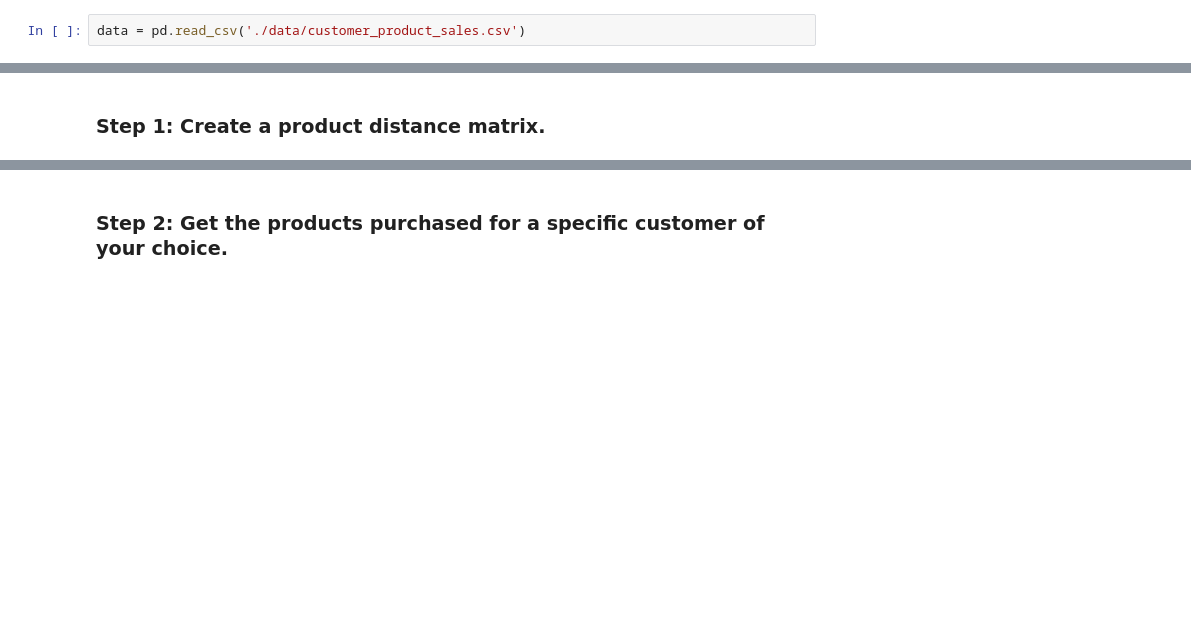
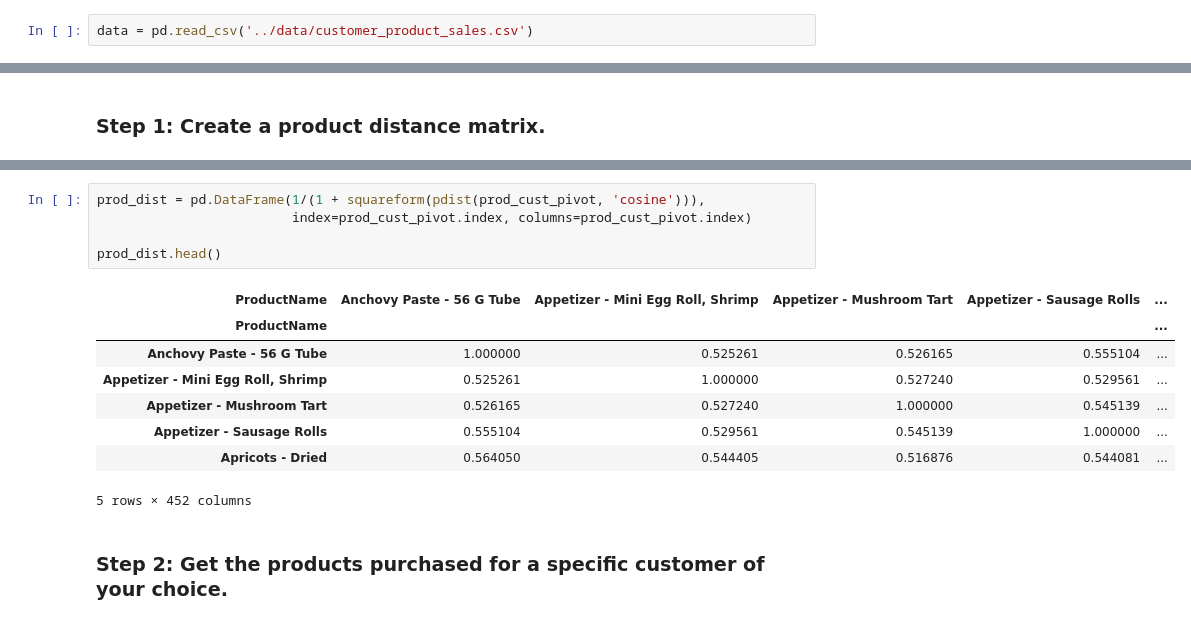
Before and after one commit to carlosmd14/datamad0119, a Jupyter notebook: module-2/lab-recommender-deepdive/your-code/main.ipynb, the cells around one changed output, grey strips where cells are left out. Saved outputs shown, nothing was run; the diff lists cells and outputs as text; blank space fills up the shorter version.

```diff
--- a/module-2/lab-recommender-deepdive/your-code/main.ipynb
+++ b/module-2/lab-recommender-deepdive/your-code/main.ipynb
@@ -10,7 +10,7 @@ We will begin by importing everything we will need for this lab (libraries, data
 import pandas as pd
 from scipy.spatial.distance import pdist, squareform
 # %%
-data = pd.read_csv('./data/customer_product_sales.csv')
+data = pd.read_csv('../data/customer_product_sales.csv')
 # %% [markdown]
 ## Data Preparation
 
@@ -101,2 +158,16 @@ In this section, you will create an item similarity based recommender system in
+# %%
+prod_dist = pd.DataFrame(1/(1 + squareform(pdist(prod_cust_pivot, 'cosine'))),
+                         index=prod_cust_pivot.index, columns=prod_cust_pivot.index)
+
+prod_dist.head()
+# %% [output]
+| ProductName | Anchovy Paste - 56 G Tube | Appetizer - Mini Egg Roll, Shrimp | Appetizer - Mushroom Tart | Appetizer - Sausage Rolls | ... |
+| ProductName |  |  |  |  | ... |
+| Anchovy Paste - 56 G Tube | 1.000000 | 0.525261 | 0.526165 | 0.555104 | ... |
+| Appetizer - Mini Egg Roll, Shrimp | 0.525261 | 1.000000 | 0.527240 | 0.529561 | ... |
+| Appetizer - Mushroom Tart | 0.526165 | 0.527240 | 1.000000 | 0.545139 | ... |
+| Appetizer - Sausage Rolls | 0.555104 | 0.529561 | 0.545139 | 1.000000 | ... |
+| Apricots - Dried | 0.564050 | 0.544405 | 0.516876 | 0.544081 | ... |
+5 rows × 452 columns
 # %% [markdown]
 ### Step 2: Get the products purchased for a specific customer of your choice.
```
Also changed, not shown: parts of 10 cells of this notebook.
